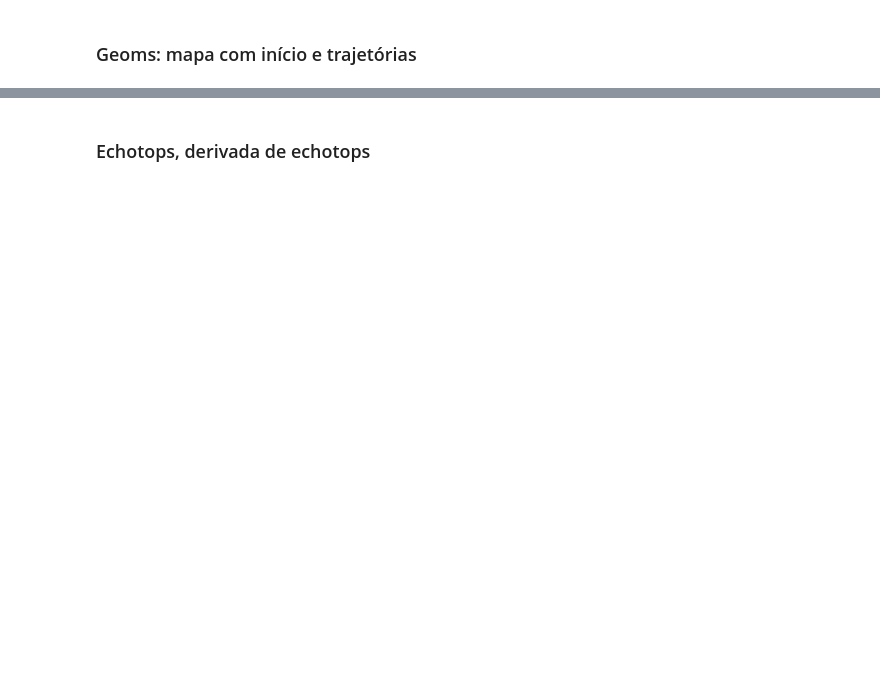
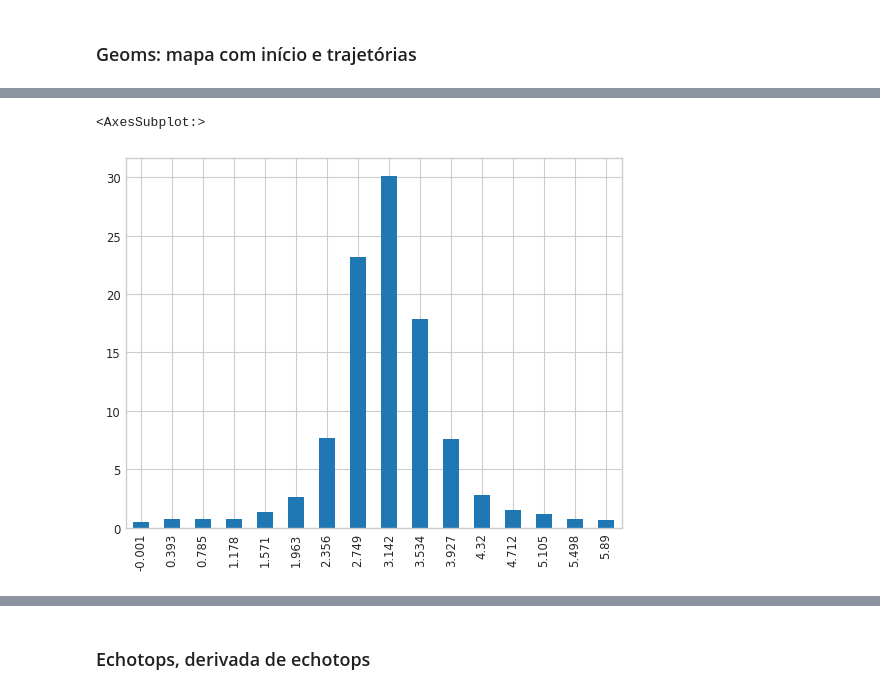
Before and after one commit to cclopes/tathu, a Jupyter notebook: sipam-tracking/fams-analysis.ipynb, the cells around one changed output, grey strips where cells are left out. Saved outputs shown, nothing was run; the diff lists cells and outputs as text; code cells hidden in the pictures; blank space fills up the shorter version.

```diff
--- a/sipam-tracking/fams-analysis.ipynb
+++ b/sipam-tracking/fams-analysis.ipynb
@@ -827,0 +1639,5 @@ gl.right_labels = False
+# %%
+freq_df.angle_freq.plot(kind="bar")
+# %% [output]
+<AxesSubplot:>
+[figure, added]
```
Also changed, not shown: parts of 87 cells of this notebook, 3 other files.
